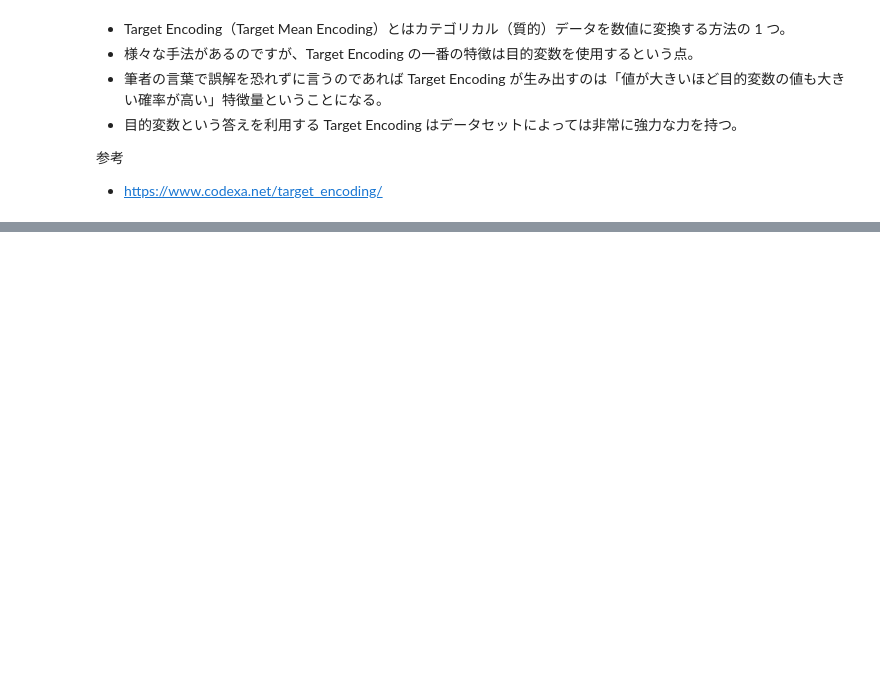
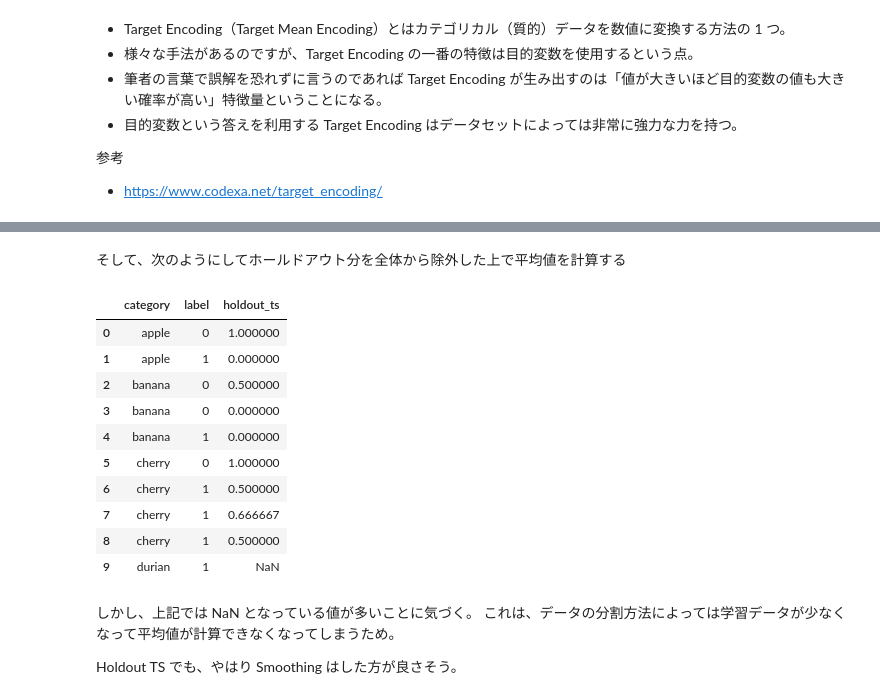
Before and after one commit to morinota/H_and_M_Personalized_Fashion_Recommendations, a Jupyter notebook: feature/target_encoding.ipynb, the cells around one changed output, grey strips where cells are left out. Drawn from its saved outputs; the diff is of its cells as text; code cells hidden in the pictures; blank space fills up the shorter version.

```diff
--- a/feature/target_encoding.ipynb
+++ b/feature/target_encoding.ipynb
@@ -178,0 +407,3 @@ Freq: MS, Name: customer_id_short, dtype: int64
+# %%
+agg_df = df.groupby('category').agg({'label': ['sum', 'count']})
+agg_df
@@ -178,0 +420,6 @@ Freq: MS, Name: customer_id_short, dtype: int64
+# %%
+from sklearn.model_selection import StratifiedKFold
+
+folds = StratifiedKFold(n_splits=3, shuffle=True, random_state=42)
+
+folds
@@ -178,0 +430,4 @@ Freq: MS, Name: customer_id_short, dtype: int64
+# %%
+import numpy as np
+ts = pd.Series(data=np.empty(df.shape[0]), index=df.index)
+ts
@@ -178,0 +446,35 @@ Freq: MS, Name: customer_id_short, dtype: int64
+# %% [markdown]
+そして、次のようにしてホールドアウト分を全体から除外した上で平均値を計算する
+# %%
+for _, holdout_idx in folds.split(X=df, y=df['label']):
+    # ホールドアウトする行を取り出す
+    holdout_df = df.iloc[holdout_idx]
+    # ホールドアウトしたデータで合計とカウントを計算する
+    holdout_agg_df = holdout_df.groupby(
+        'category').agg({'label': ['sum', 'count']})
+    # 全体の集計(目的変数の合計値＆カウント)からホールドアウトした分を引く
+    train_agg_df = agg_df - holdout_agg_df
+    # ホールドアウトしたデータの平均値を計算していく
+    oof_ts = holdout_df.apply(lambda row: train_agg_df.loc[row.category][('label', 'sum')]
+                              / train_agg_df.loc[row.category][('label', 'count')], axis=1)
+    # 生成した特徴量を記録する
+    ts[oof_ts.index] = oof_ts
+# %%
+ts.name = 'holdout_ts'
+df.join(ts)
+# %% [output]
+|  | category | label | holdout_ts |
+| 0 | apple | 0 | 1.000000 |
+| 1 | apple | 1 | 0.000000 |
+| 2 | banana | 0 | 0.500000 |
+| 3 | banana | 0 | 0.000000 |
+| 4 | banana | 1 | 0.000000 |
+| 5 | cherry | 0 | 1.000000 |
+| 6 | cherry | 1 | 0.500000 |
+| 7 | cherry | 1 | 0.666667 |
+| 8 | cherry | 1 | 0.500000 |
+| 9 | durian | 1 | NaN |
+# %% [markdown]
+しかし、上記では NaN となっている値が多いことに気づく。 これは、データの分割方法によっては学習データが少なくなって平均値が計算できなくなってしまうため。
+
+Holdout TS でも、やはり Smoothing はした方が良さそう。
```
Also changed, not shown: parts of 48 cells of this notebook, 1 other file.
